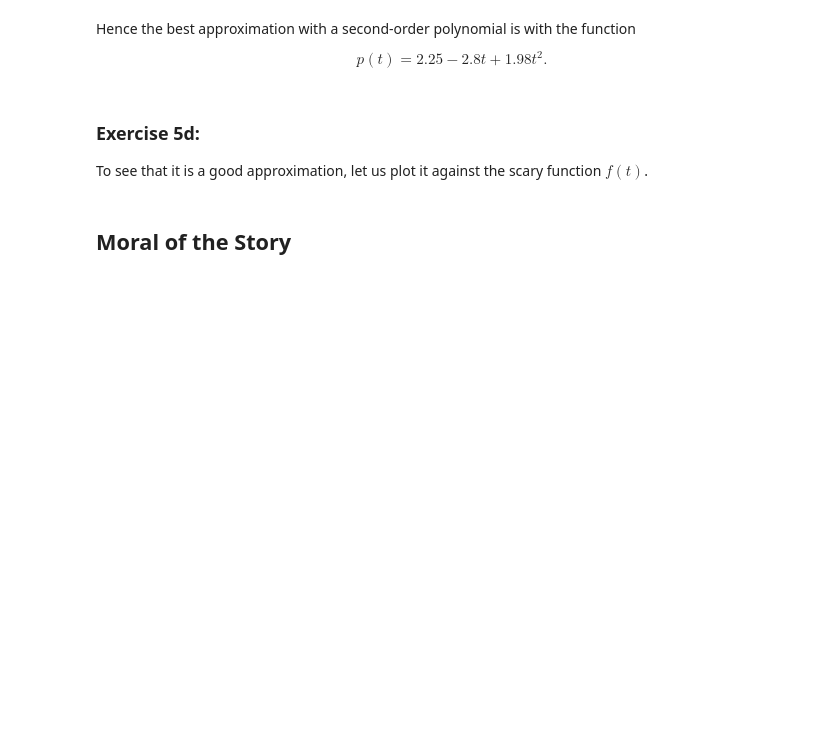
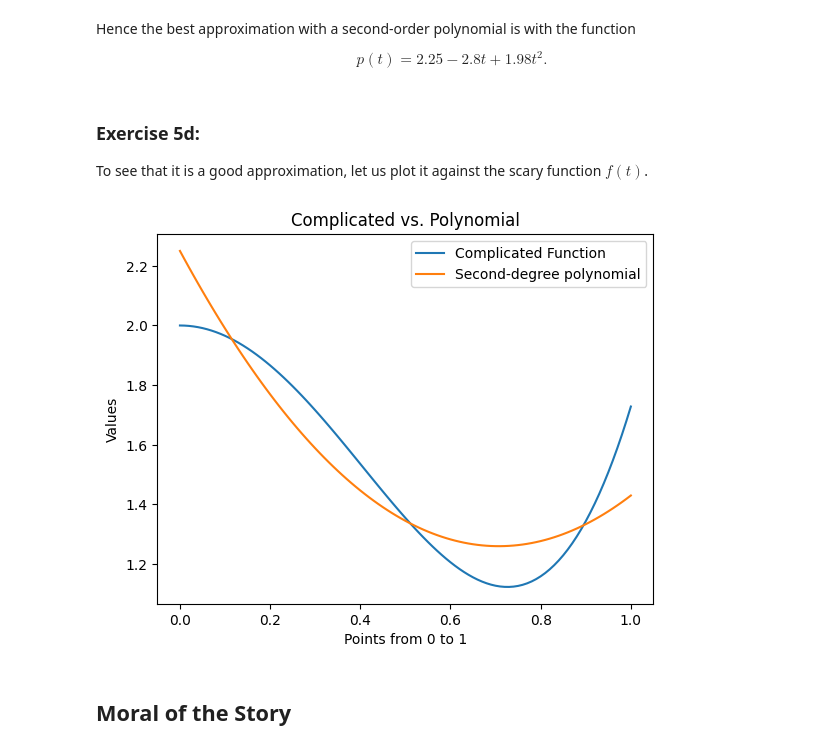
Before and after one commit to Matheus-IT/data_exploration, a Jupyter notebook: NumPy/numpy_course/10 Exercise - Advanced Linear Algebra.ipynb, the cells around one changed output. Drawn from its saved outputs; the diff is of its cells as text; code cells hidden in the pictures; blank space fills up the shorter version.

```diff
--- a/NumPy/numpy_course/10 Exercise - Advanced Linear Algebra.ipynb
+++ b/NumPy/numpy_course/10 Exercise - Advanced Linear Algebra.ipynb
@@ -94,9 +134,10 @@ $$x = \begin{bmatrix} a_{0} \\ a_{1} \\ a_{2}\end{bmatrix}.$$
 Before we explain how to find $x$, let us set up some of the variables we have defined.
 # %%
 # We need 101 points between 0 and 1. Use np.linspace and save it to a variable called "t_values".
-
+t_values = np.linspace(0, 1, 101)
 # We need the vector y described above. Make it by using np.exp, np.cos, and the "points" variable above.
 # Call the variable "y_values"
+y_values = np.exp(t_values ** 2) + np.cos(3 * t_values)
 # %% [markdown]
 Pay attention to the goal: We want to find $x$. The notation $x$ and $y$ might give you the idea that we will somehow solve a matrix system
 
@@ -111,6 +152,8 @@ $$A = \begin{bmatrix} 1 & t_{0} & t_{0}^2 \\ 1 & t_{1} & t_{1}^2 \\ \vdots & \vd
 Although the matrix $A$ looks scary, we have everything we need to make it. Let us do this now!
 # %%
 # Make the matrix A
-
+t_values = t_values.reshape(101, 1)
+A = np.hstack((t_values ** 0, t_values ** 1, t_values ** 2))
+A
 # HINT: Look up the np.hstack function. You will need to reshape
 # the "t_values" variable to have shape (101, 1) for this to work.
@@ -142,3 +199,18 @@ To see that it is a good approximation, let us plot it against the scary functio
+# %%
+# Plot the complicated function f(t)
+plt.plot(t_values, y_values, label="Complicated Function")
+
+# Plot the second-degree polynomial p(t)
+plt.plot(t_values, 2.25 - 2.8 * t_values + 1.98 * t_values ** 2, label="Second-degree polynomial")
+
+# Show the plot
+plt.xlabel("Points from 0 to 1")
+plt.ylabel("Values")
+plt.title("Complicated vs. Polynomial")
+plt.legend()
+plt.show()
+# %% [output]
+[figure, added]
 # %% [markdown]
 ## Moral of the Story
 # %% [markdown]
```
Also changed, not shown: parts of 12 cells of this notebook.
